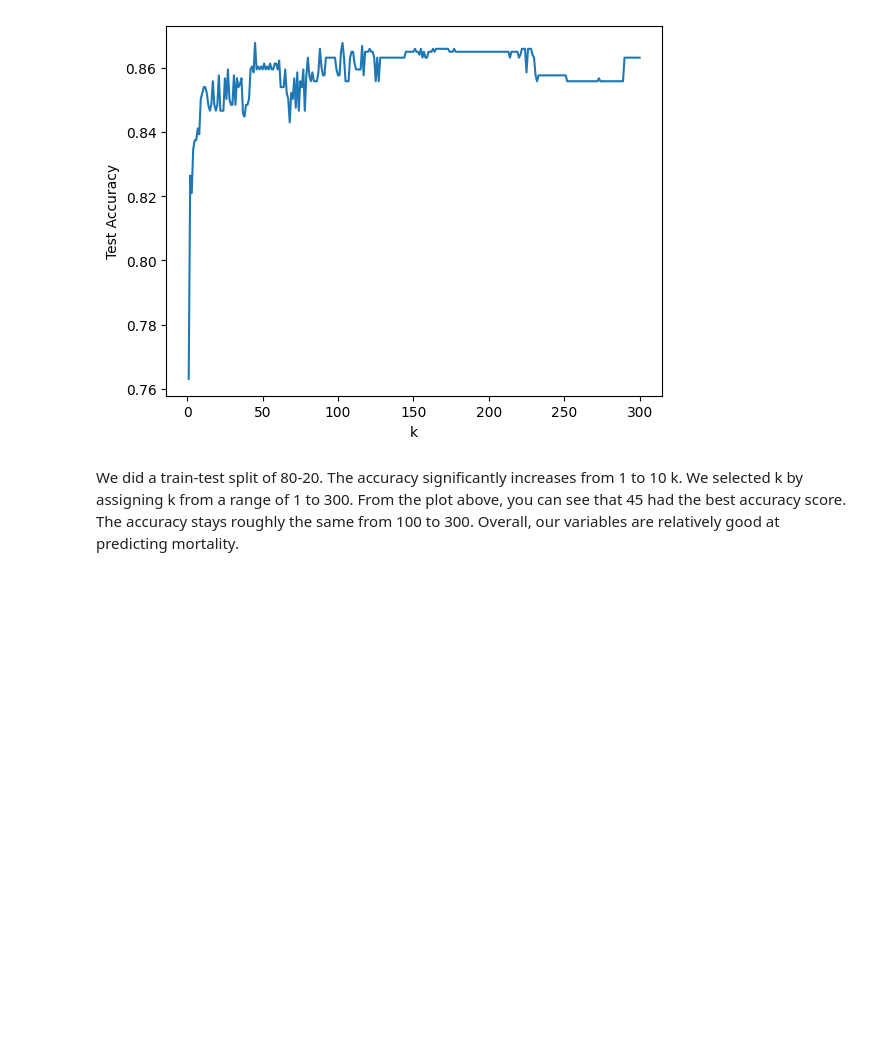
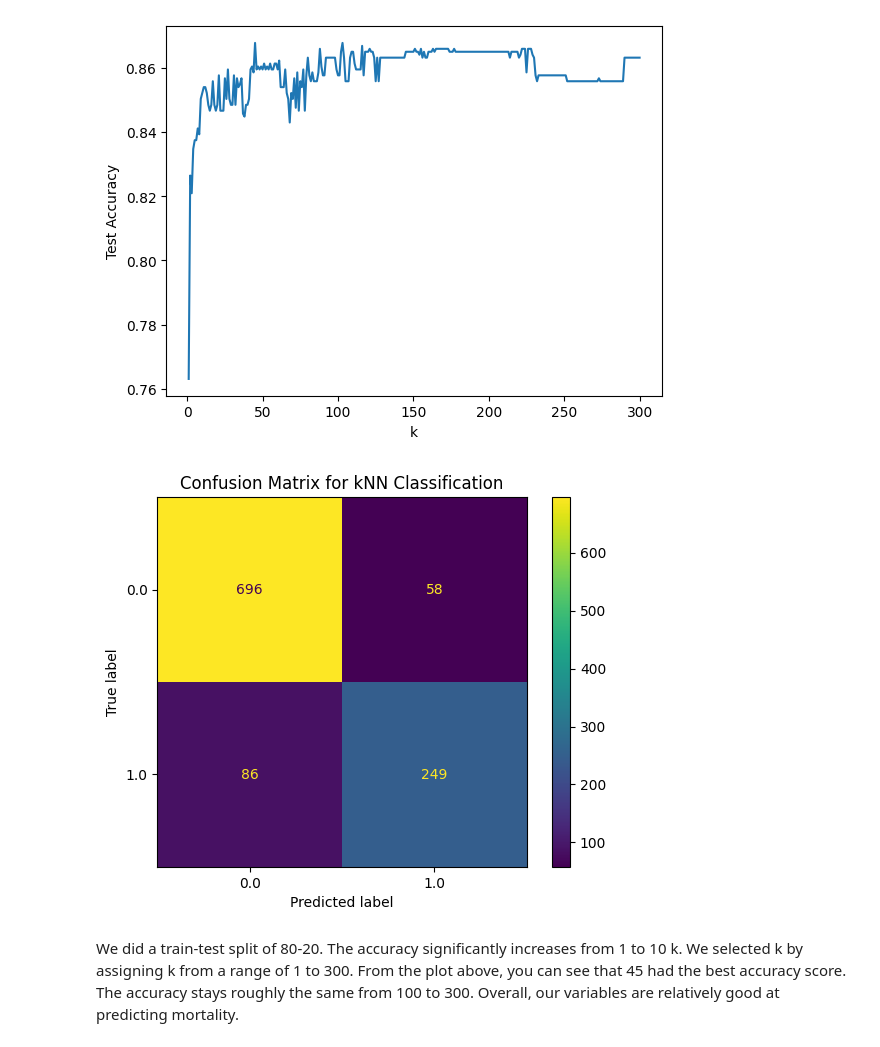
Before and after one commit to kenny507/undergrad_ml_assignments, a Jupyter notebook: project_1_bsds.ipynb, the cells around one changed output. Saved outputs shown, nothing was run; the diff lists cells and outputs as text; code cells hidden in the pictures; blank space fills up the shorter version.

```diff
--- a/project_1_bsds.ipynb
+++ b/project_1_bsds.ipynb
@@ -564,6 +564,26 @@ plt.show()
 # %% [output]
 Best k: 45 Best test accuracy: 0.8677685950413223
 [figure]
+# %%
+from sklearn.metrics import confusion_matrix, ConfusionMatrixDisplay
+
+# Build final model using best k value of 3
+knn = KNeighborsClassifier(n_neighbors=best_k)
+knn.fit(X_train_scaled, y_train)
+
+y_pred = knn.predict(X_test_scaled)
+
+# Create confusion matrix and display
+cm = confusion_matrix(y_test, y_pred)
+disp = ConfusionMatrixDisplay(
+    confusion_matrix=cm,
+    display_labels=knn.classes_
+)
+disp.plot()
+plt.title("Confusion Matrix for kNN Classification")
+plt.show()
+# %% [output]
+[figure, added]
 # %% [markdown]
 We did a train-test split of 80-20. The accuracy significantly increases from 1 to 10 k. We selected k by assigning k from a range of 1 to 300. From the plot above, you can see that 45 had the best accuracy score. The accuracy stays roughly the same from 100 to 300. Overall, our variables are relatively good at predicting mortality.
 # %% [markdown]
```
Also changed, not shown: parts of 8 cells of this notebook.
